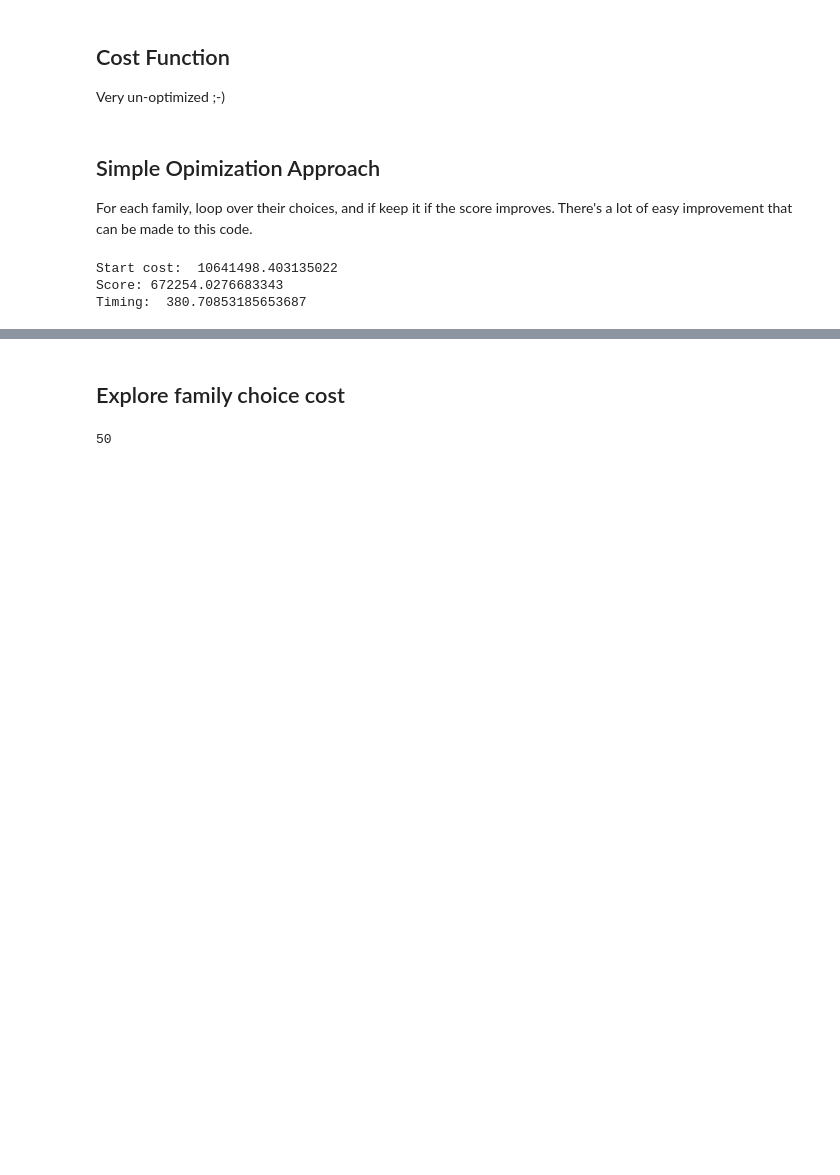
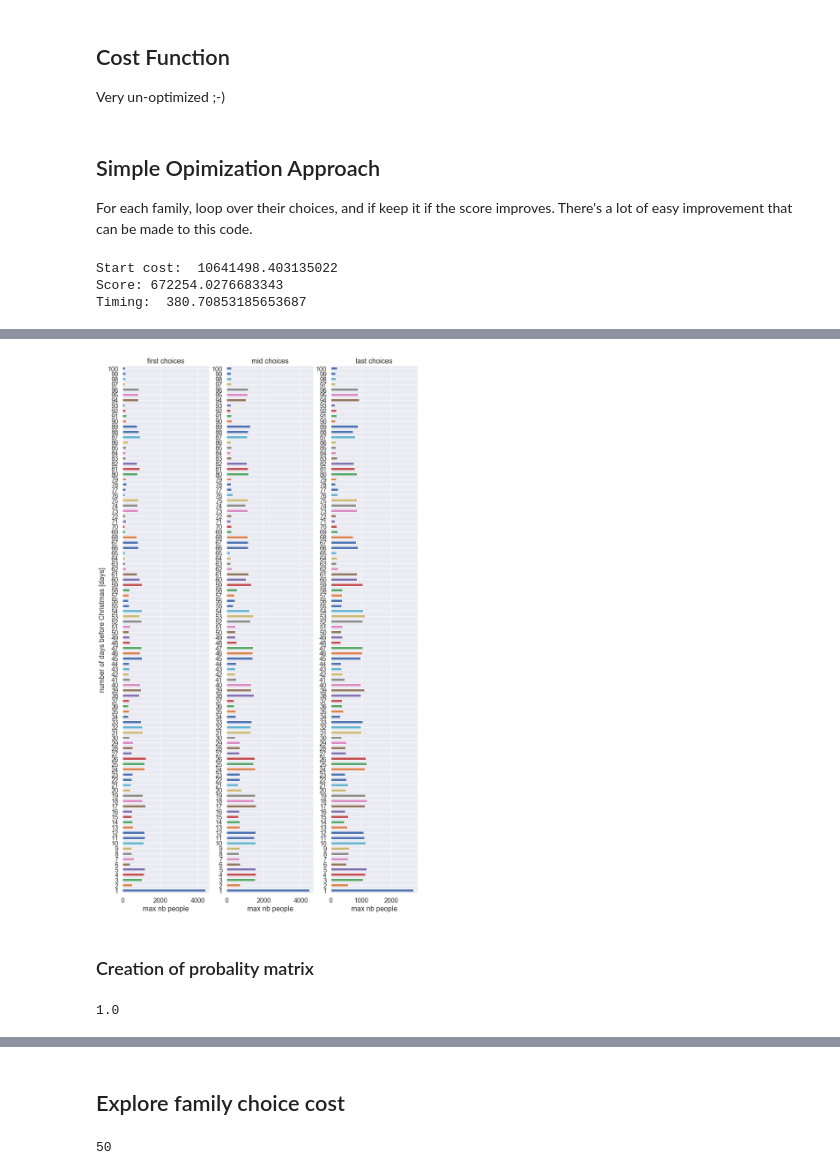
Before and after one commit to jeugregg/santa-workshop-tour-2019, a Jupyter notebook: santa-s-2019-starter-notebook.ipynb, the cells around one changed output, grey strips where cells are left out. Cells and saved outputs as stored; diff of their text form; code cells hidden in the pictures; blank space fills up the shorter version.

```diff
--- a/santa-s-2019-starter-notebook.ipynb
+++ b/santa-s-2019-starter-notebook.ipynb
@@ -205,0 +272,42 @@ joblib.dump(submission, PATH_BASELINE_0)
+# %%
+fig = plt.figure(figsize=(12, 22))
+#plt.title("potential people vs choices")
+
+ax1 = fig.add_subplot(1,3,1)
+df_day["first_choices"].plot.barh(ax=ax1)
+ax1.set_xlabel("max nb people")
+ax1.set_ylabel("number of days before Christmas [days]");
+ax1.set_title("first choices")
+
+ax2 = fig.add_subplot(1,3,2)
+df_day["mid_choices"].plot.barh(ax=ax2)
+ax2.set_xlabel("max nb people")
+ax2.set_title("mid choices")
+
+ax3 = fig.add_subplot(1,3,3)
+df_day["last_choices"].plot.barh(ax=ax3)
+ax3.set_xlabel("max nb people")
+ax3.set_title("last choices");
+# %% [output]
+[figure, added]
+# %% [markdown]
+### Creation of probality matrix
+# %%
+'''df_prob = df_fam_cost.filter(items=list_choice)
+vect_penalty = [0, np.max(np.max(df_prob))]
+print("vect_penalty: ", vect_penalty)
+vect_prob = [0.1, 0.03]
+print("vect_prob", vect_prob)
+# family : number of people
+df_prob = df_prob.applymap(lambda x: np.interp(x, vect_penalty, vect_prob))
+for indice in df_prob.index:
+    df_prob.loc[indice] = df_prob.loc[indice]/df_prob.loc[indice].sum()
+
+df_prob'''
+
+df_prob_day = pd.DataFrame(df_day["all_choices"])
+df_prob_day["prob"] = 1/df_prob_day["all_choices"]
+df_prob_day["prob"] = df_prob_day["prob"] / df_prob_day["prob"].sum()
+df_prob_day["prob"].sum()
+# %% [output]
+1.0
```
Also changed, not shown: parts of 59 cells of this notebook.
